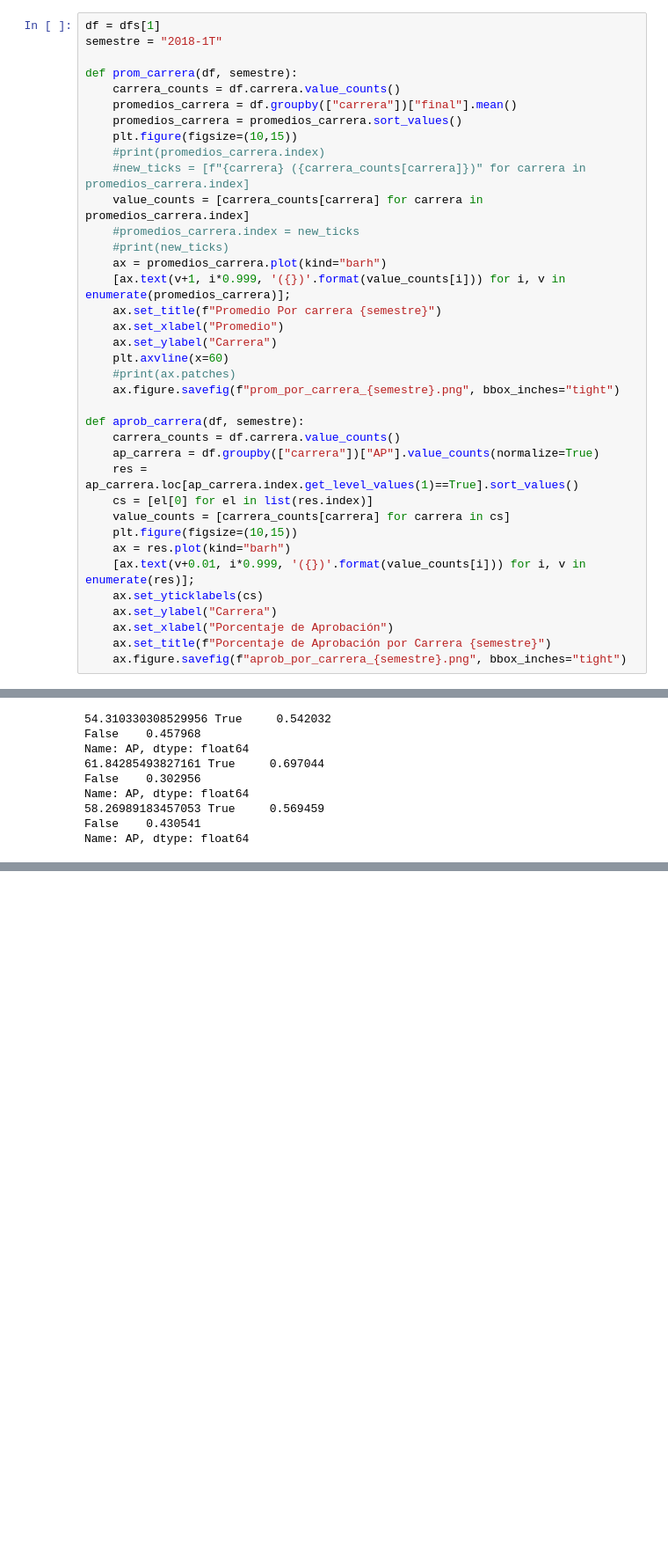
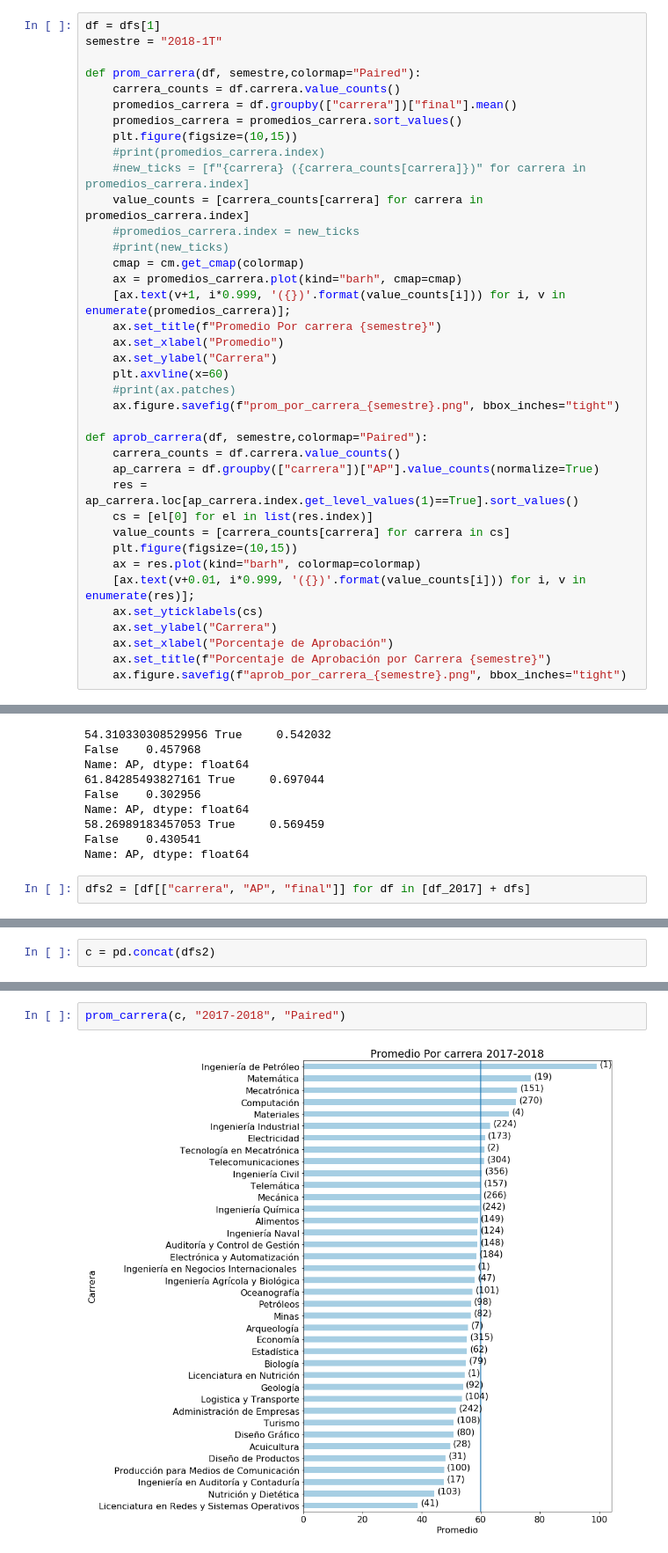
Before and after one commit to obayona/FP-data, a Jupyter notebook: Analisis.ipynb, the cells around one changed output, grey strips where cells are left out. Shown at 88% size. Drawn from its saved outputs; the diff is of its cells as text; blank space fills up the shorter version.

Commit message:
global por carrera

```diff
--- a/Analisis.ipynb
+++ b/Analisis.ipynb
@@ -127,7 +128,7 @@ matplotlib.rc('font', **font)
 df = dfs[1]
 semestre = "2018-1T"
 
-def prom_carrera(df, semestre):
+def prom_carrera(df, semestre,colormap="Paired"):
     carrera_counts = df.carrera.value_counts()
     promedios_carrera = df.groupby(["carrera"])["final"].mean()
     promedios_carrera = promedios_carrera.sort_values()
@@ -137,7 +138,8 @@ def prom_carrera(df, semestre):
     value_counts = [carrera_counts[carrera] for carrera in promedios_carrera.index]
     #promedios_carrera.index = new_ticks
     #print(new_ticks)
-    ax = promedios_carrera.plot(kind="barh")
+    cmap = cm.get_cmap(colormap)
+    ax = promedios_carrera.plot(kind="barh", cmap=cmap)
     [ax.text(v+1, i*0.999, '({})'.format(value_counts[i])) for i, v in enumerate(promedios_carrera)];
     ax.set_title(f"Promedio Por carrera {semestre}")
     ax.set_xlabel("Promedio")
@@ -146,14 +148,14 @@ def prom_carrera(df, semestre):
     #print(ax.patches)
     ax.figure.savefig(f"prom_por_carrera_{semestre}.png", bbox_inches="tight")
 
-def aprob_carrera(df, semestre):
+def aprob_carrera(df, semestre,colormap="Paired"):
     carrera_counts = df.carrera.value_counts()
     ap_carrera = df.groupby(["carrera"])["AP"].value_counts(normalize=True)
     res = ap_carrera.loc[ap_carrera.index.get_level_values(1)==True].sort_values()
     cs = [el[0] for el in list(res.index)]
     value_counts = [carrera_counts[carrera] for carrera in cs]
     plt.figure(figsize=(10,15))
-    ax = res.plot(kind="barh")
+    ax = res.plot(kind="barh", colormap=colormap)
     [ax.text(v+0.01, i*0.999, '({})'.format(value_counts[i])) for i, v in enumerate(res)];
     ax.set_yticklabels(cs)
     ax.set_ylabel("Carrera")
@@ -214,3 +216,5 @@ Name: AP, dtype: float64
 58.26989183457053 True     0.569459
 False    0.430541
 Name: AP, dtype: float64
+# %%
+dfs2 = [df[["carrera", "AP", "final"]] for df in [df_2017] + dfs]
@@ -216,0 +238,2 @@ Name: AP, dtype: float64
+# %%
+c = pd.concat(dfs2)
@@ -216,0 +248,4 @@ Name: AP, dtype: float64
+# %%
+prom_carrera(c, "2017-2018", "Paired")
+# %% [output]
+[figure, added]
```
Also changed, not shown: parts of 6 cells of this notebook, 2 other files.
